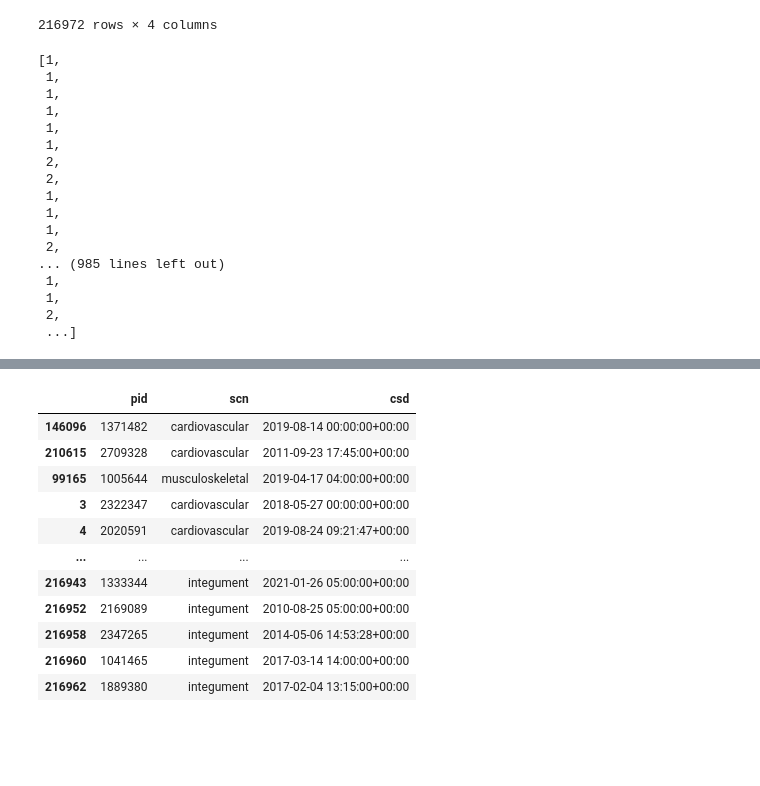
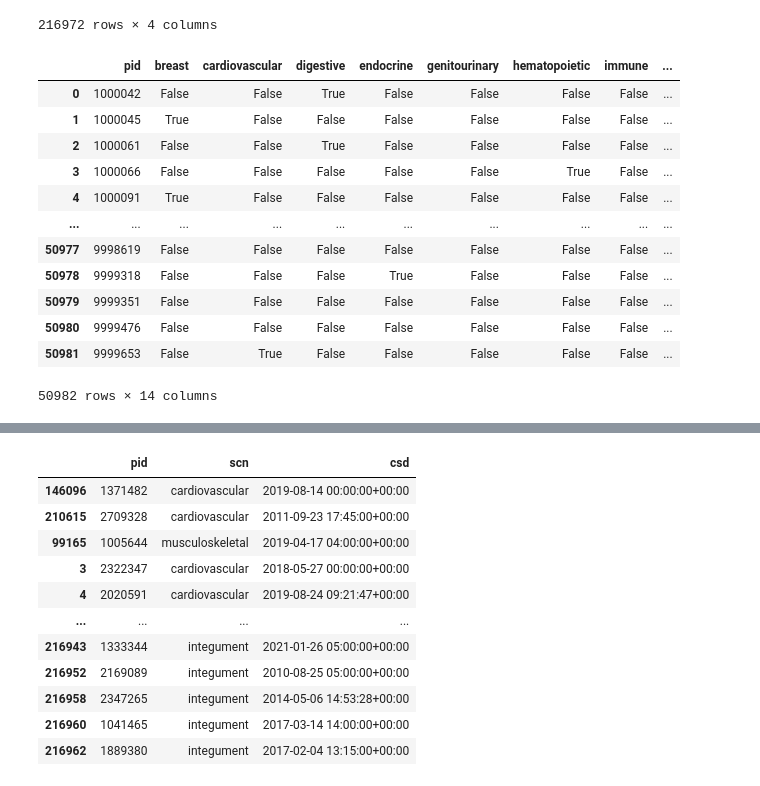
Before and after one commit to bb-github74/Family, a Jupyter notebook: src/py_src/allofus_cleaning2.ipynb, the cells around one changed output, grey strips where cells are left out. Saved outputs shown, nothing was run; the diff lists cells and outputs as text; code cells hidden in the pictures; blank space fills up the shorter version.

```diff
--- a/src/py_src/allofus_cleaning2.ipynb
+++ b/src/py_src/allofus_cleaning2.ipynb
@@ -290,3 +292,18 @@ df['value'] = 1
 # %%
 df2 = pd.get_dummies(df[['pid', 'scn']], columns=['scn'], prefix='', prefix_sep='')
 df3 = df2.groupby('pid').max().reset_index(drop=False)
+df3
+# %% [output]
+|  | pid | breast | cardiovascular | digestive | endocrine | genitourinary | hematopoietic | immune | ... |
+| 0 | 1000042 | False | False | True | False | False | False | False | ... |
+| 1 | 1000045 | True | False | False | False | False | False | False | ... |
+| 2 | 1000061 | False | False | True | False | False | False | False | ... |
+| 3 | 1000066 | False | False | False | False | False | True | False | ... |
+| 4 | 1000091 | True | False | False | False | False | False | False | ... |
+| ... | ... | ... | ... | ... | ... | ... | ... | ... | ... |
+| 50977 | 9998619 | False | False | False | False | False | False | False | ... |
+| 50978 | 9999318 | False | False | False | True | False | False | False | ... |
+| 50979 | 9999351 | False | False | False | False | False | False | False | ... |
+| 50980 | 9999476 | False | False | False | False | False | False | False | ... |
+| 50981 | 9999653 | False | True | False | False | False | False | False | ... |
+50982 rows × 14 columns
@@ -293,20 +312,2 @@ df3 = df2.groupby('pid').max().reset_index(drop=False)
 # %%
-df3.iloc[:,1:].applymap(int).sum(axis=1).to_list()
+df3['n_conditions'] = df3.iloc[:,1:].sum(axis=1)
-# %% [output]
-[1,
- 1,
- 1,
- 1,
- 1,
- 1,
- 2,
- 2,
- 1,
- 1,
- 1,
- 2,
-... (985 lines left out)
- 1,
- 1,
- 2,
- ...]
```
Also changed, not shown: parts of 63 cells of this notebook.
